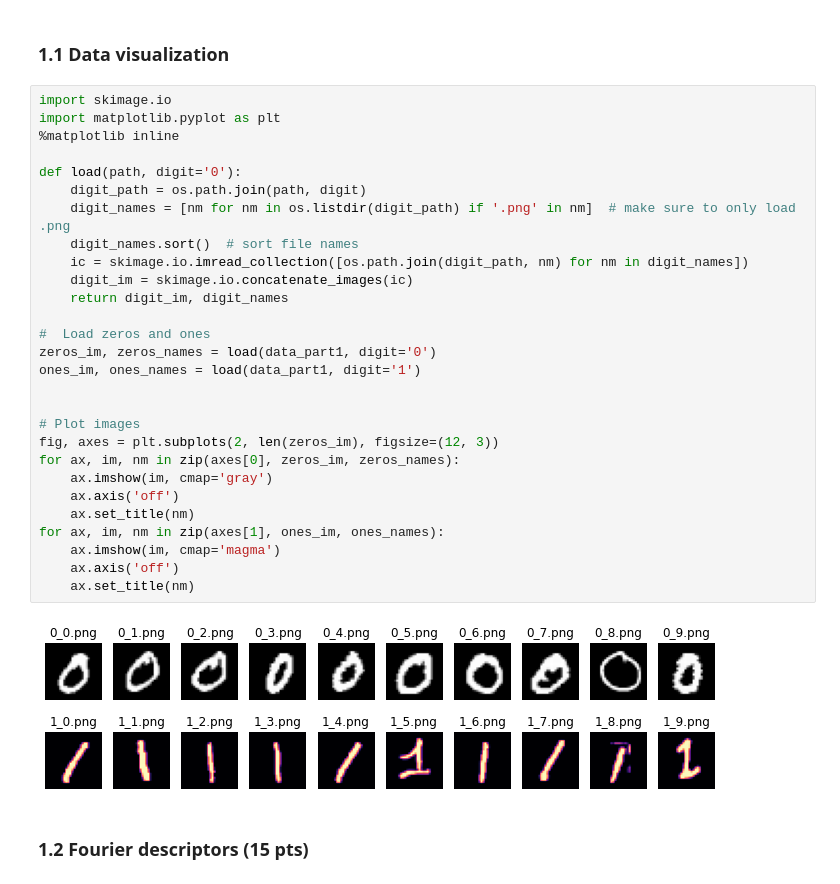
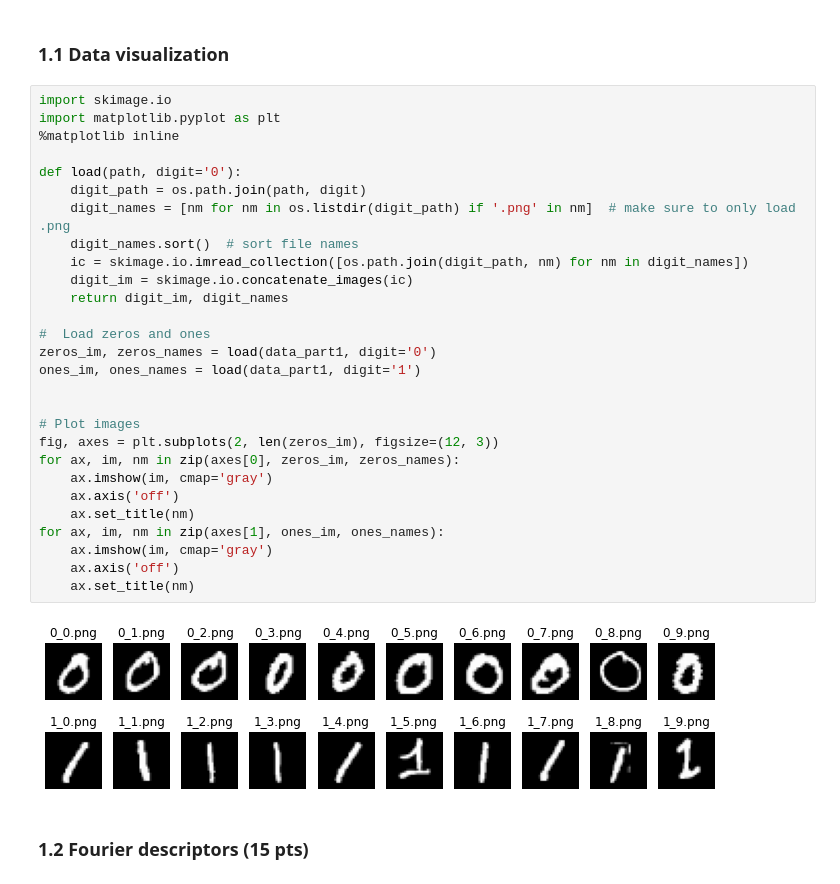
Before and after one commit to bouadiyanis/Image_processing_labs_EPFL, a Jupyter notebook: lab_02_object_description.ipynb, the cells around one changed output. Saved outputs shown, nothing was run; the diff lists cells and outputs as text.

```diff
--- a/lab_02_object_description.ipynb
+++ b/lab_02_object_description.ipynb
@@ -62,32 +62,32 @@ Please try:
 # %%
 import skimage.io
 import matplotlib.pyplot as plt
 %matplotlib inline
 
 def load(path, digit='0'):
     digit_path = os.path.join(path, digit)
     digit_names = [nm for nm in os.listdir(digit_path) if '.png' in nm]  # make sure to only load .png
     digit_names.sort()  # sort file names
     ic = skimage.io.imread_collection([os.path.join(digit_path, nm) for nm in digit_names])
     digit_im = skimage.io.concatenate_images(ic)
     return digit_im, digit_names
 
 #  Load zeros and ones
 zeros_im, zeros_names = load(data_part1, digit='0')
 ones_im, ones_names = load(data_part1, digit='1')
 
 
 # Plot images
 fig, axes = plt.subplots(2, len(zeros_im), figsize=(12, 3))
 for ax, im, nm in zip(axes[0], zeros_im, zeros_names):
     ax.imshow(im, cmap='gray')
     ax.axis('off')
     ax.set_title(nm)
 for ax, im, nm in zip(axes[1], ones_im, ones_names):
-    ax.imshow(im, cmap='magma')
+    ax.imshow(im, cmap='gray')
     ax.axis('off')
     ax.set_title(nm)
 # %% [output]
-[figure, old version]
+[figure, new version]
 # %% [markdown]
 ### 1.2 Fourier descriptors (15 pts)
```
Also changed, not shown: parts of 9 cells of this notebook.
